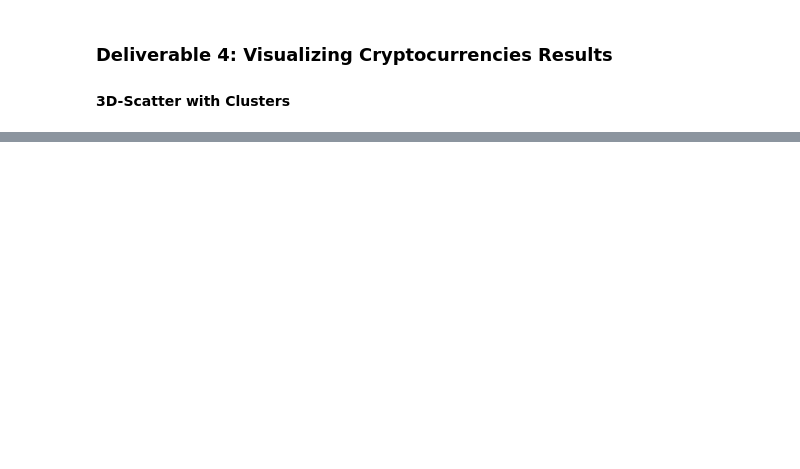
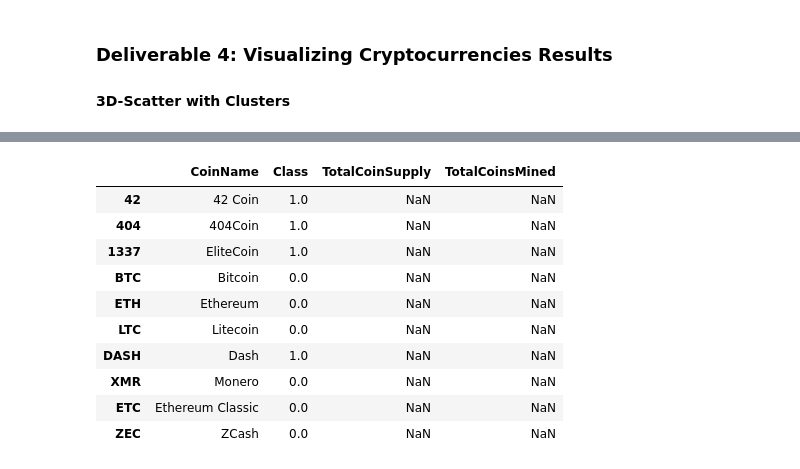
Before and after one commit to drewholt12/Cryptocurrencies, a Jupyter notebook: crypto_clustering.ipynb, the cells around one changed output, grey strips where cells are left out. Drawn from its saved outputs; the diff is of its cells as text; code cells hidden in the pictures; blank space fills up the shorter version.

```diff
--- a/crypto_clustering.ipynb
+++ b/crypto_clustering.ipynb
@@ -306,3 +321,4 @@ clustered_df.head(10)
 # %%
 # Scaling data to create the scatter plot with tradable cryptocurrencies.
-# YOUR CODE HERE
+scaled_data = MinMaxScaler().fit_transform(clustered_df[["TotalCoinSupply", "TotalCoinsMined"]])
+scaled_data
@@ -309,14 +333,30 @@ clustered_df.head(10)
 # %%
 # Create a new DataFrame that has the scaled data with the clustered_df DataFrame index.
-# YOUR CODE HERE
-
+scaled_df = pd.DataFrame(scaled_data, columns=["TotalCoinSupply", "TotalCoinsMined"])
+plot_df = clustered_df.copy()
+plot_df = plot_df.drop(columns=["Algorithm","ProofType","TotalCoinsMined","TotalCoinSupply","PC 1", "PC 2", "PC 3"])
+plot_df = plot_df.append(scaled_df[["TotalCoinSupply", "TotalCoinsMined"]])
+#c2_df = clustered_df[["CoinName", "Class"]]
+#plot_df = c2_df.append(scaled_df[["TotalCoinSupply", "TotalCoinsMined"]])
 # Add the "CoinName" column from the clustered_df DataFrame to the new DataFrame.
 # YOUR CODE HERE
 
 # Add the "Class" column from the clustered_df DataFrame to the new DataFrame.
 # YOUR CODE HERE
 
 plot_df.head(10)
+# %% [output]
+|  | CoinName | Class | TotalCoinSupply | TotalCoinsMined |
+| 42 | 42 Coin | 1.0 | NaN | NaN |
+| 404 | 404Coin | 1.0 | NaN | NaN |
+| 1337 | EliteCoin | 1.0 | NaN | NaN |
+| BTC | Bitcoin | 0.0 | NaN | NaN |
+| ETH | Ethereum | 0.0 | NaN | NaN |
+| LTC | Litecoin | 0.0 | NaN | NaN |
+| DASH | Dash | 1.0 | NaN | NaN |
+| XMR | Monero | 0.0 | NaN | NaN |
+| ETC | Ethereum Classic | 0.0 | NaN | NaN |
+| ZEC | ZCash | 0.0 | NaN | NaN |
 # %%
 # Create a hvplot.scatter plot using x="TotalCoinsMined" and y="TotalCoinSupply".
 # YOUR CODE HERE
```
Also changed, not shown: parts of 7 cells of this notebook.
